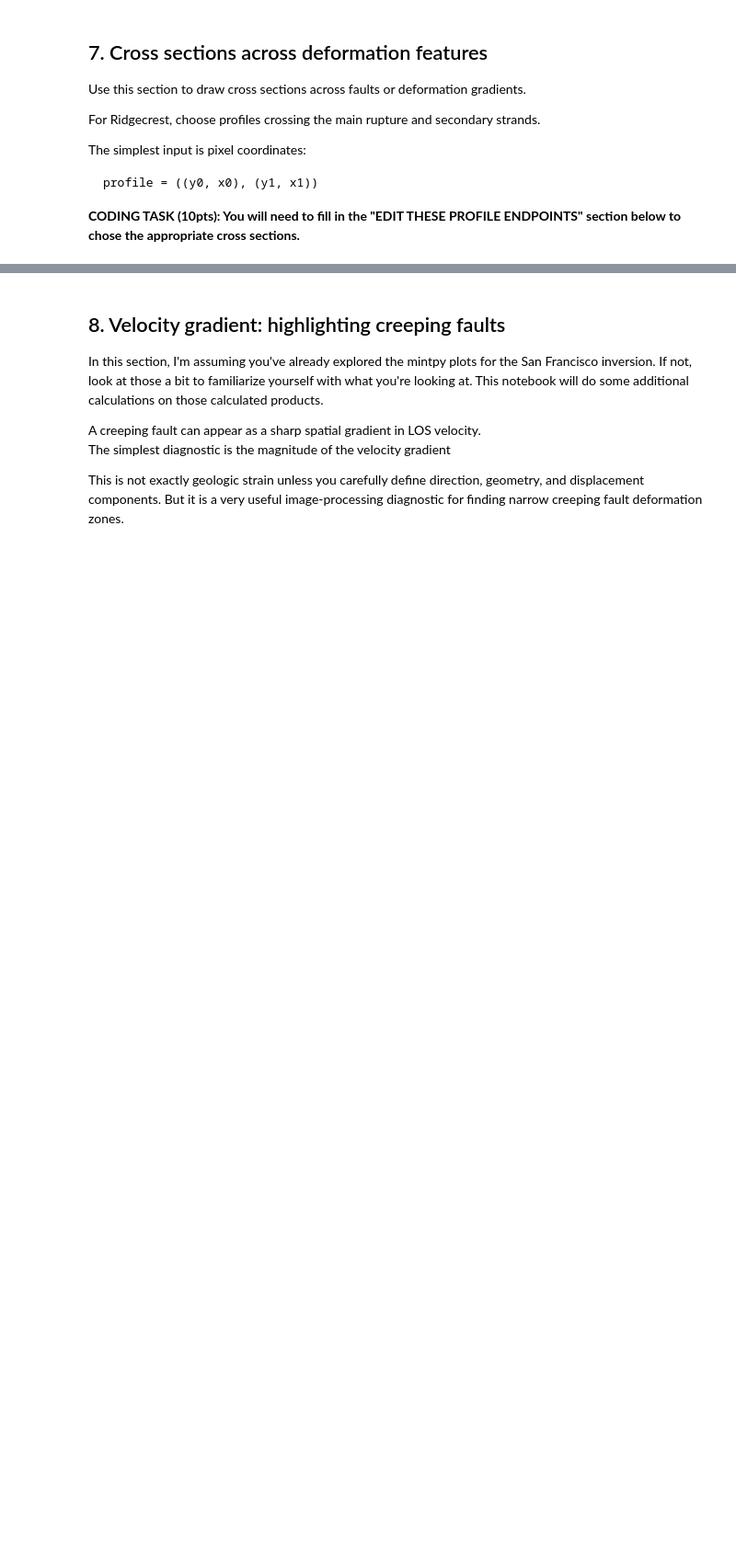
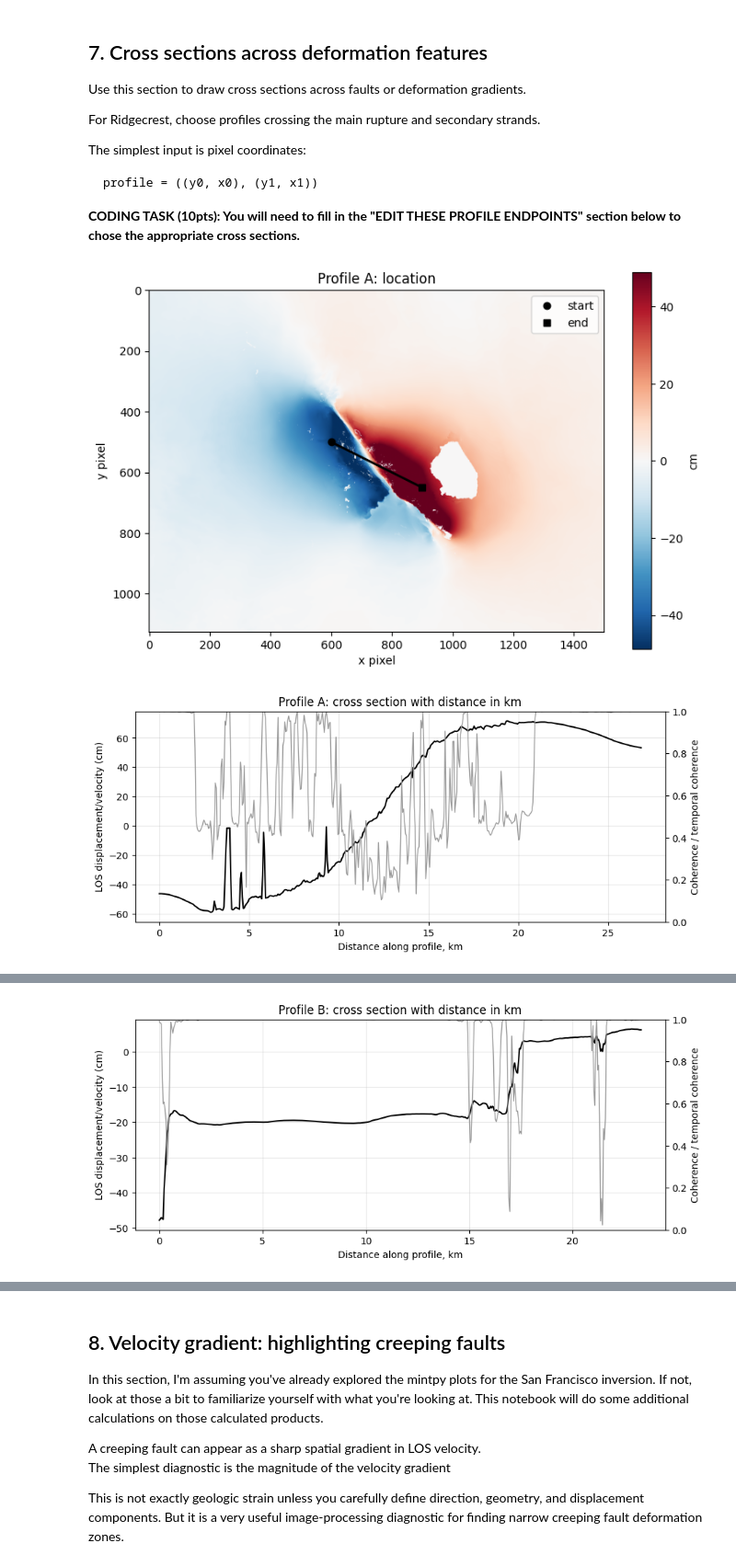
Before and after one commit to SzymonSkrzypczyk/eolabs, a Jupyter notebook: SAR_Lab_6/SAR_Lab_6.STUDENT.ipynb, the cells around one changed output, grey strips where cells are left out. Shown at 92% size. Drawn from its saved outputs; the diff is of its cells as text; code cells hidden in the pictures; blank space fills up the shorter version.

```diff
--- a/SAR_Lab_6/SAR_Lab_6.STUDENT.ipynb
+++ b/SAR_Lab_6/SAR_Lab_6.STUDENT.ipynb
@@ -679,33 +711,36 @@ def plot_cross_section_km(data, start_yx, end_yx, attrs, n=500, ylabel="Value",
     ax1.set_title(title)
     ax1.grid(True, alpha=0.3)
 
     if coherence is not None:
         _, coh_vals, _, _ = sample_profile(coherence, start_yx, end_yx, n=n)
         ax2 = ax1.twinx()
         ax2.plot(dist_km, coh_vals, color="0.6", linewidth=1)
         ax2.set_ylabel("Coherence / temporal coherence")
         ax2.set_ylim(0, 1)
 
     plt.show()
     return dist_km, vals
 
 # Choose the map to profile:
 # For Ridgecrest, use step_cm if defined; otherwise use velocity.
 profile_map = step_cm if "step_cm" in globals() else vel_cm_yr
 profile_label = "cm" if "step_cm" in globals() else "cm/year"
 
 # EDIT THESE PROFILE ENDPOINTS.
 profiles = {
-    "Profile A": (),
-    "Profile B": (),
-    "Profile C": (),
+    "Profile A": ((500, 600), (650, 900)),
+    "Profile B": ((700, 750), (850, 1000)),
+    "Profile C": ((615, 877), (141, 1351)),
 }
 
 for name, (start, end) in profiles.items():
     plot_profile_on_map(profile_map, start, end, title=f"{name}: location", label=profile_label)
     plot_cross_section_km(
         profile_map, start, end, vel_attrs,
         ylabel=f"LOS displacement/velocity ({profile_label})",
         title=f"{name}: cross section with distance in km",
         coherence=temporal_coh if temporal_coh is not None else None
     )
+# %% [output]
+[figure, added]
+[figure, added]
@@ -711,0 +748 @@ for name, (start, end) in profiles.items():
+[figure, added]
```
Also changed, not shown: parts of 7 cells of this notebook.
